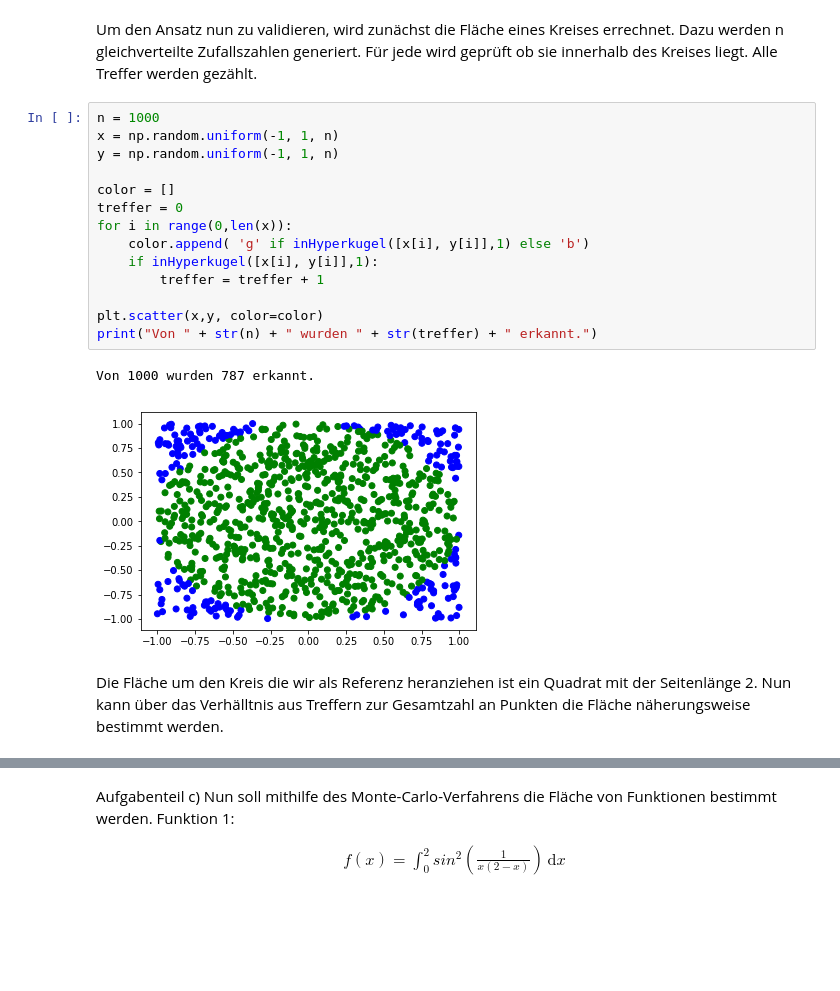
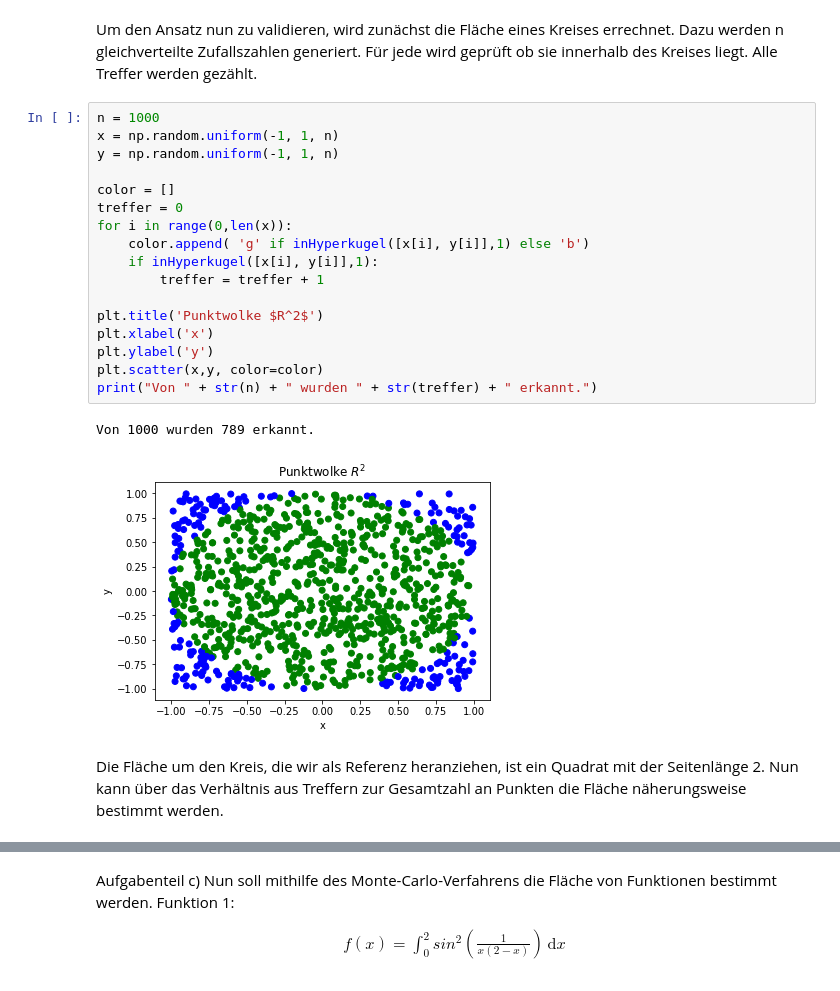
Before and after one commit to darenegade/modellbildung, a Jupyter notebook: Abgabe 4/Abgabe 4.ipynb, the cells around one changed output, grey strips where cells are left out. Saved outputs shown, nothing was run; the diff lists cells and outputs as text; blank space fills up the shorter version.

```diff
--- a/Abgabe 4/Abgabe 4.ipynb
+++ b/Abgabe 4/Abgabe 4.ipynb
@@ -387,22 +390,25 @@ Um den Ansatz nun zu validieren, wird zunächst die Fläche eines Kreises errech
 # %%
 n = 1000
 x = np.random.uniform(-1, 1, n)
 y = np.random.uniform(-1, 1, n)
 
 color = []
 treffer = 0
 for i in range(0,len(x)):
     color.append( 'g' if inHyperkugel([x[i], y[i]],1) else 'b')
     if inHyperkugel([x[i], y[i]],1):
         treffer = treffer + 1
 
+plt.title('Punktwolke $R^2$')
+plt.xlabel('x')
+plt.ylabel('y')
 plt.scatter(x,y, color=color)
 print("Von " + str(n) + " wurden " + str(treffer) + " erkannt.")
 # %% [output]
-Von 1000 wurden 787 erkannt.
+Von 1000 wurden 789 erkannt.
-[figure, old version]
+[figure, new version]
 # %% [markdown]
-Die Fläche um den Kreis die wir als Referenz heranziehen ist ein Quadrat mit der Seitenlänge 2. Nun kann über das Verhälltnis aus Treffern zur Gesamtzahl an Punkten die Fläche näherungsweise bestimmt werden.
+Die Fläche um den Kreis, die wir als Referenz heranziehen, ist ein Quadrat mit der Seitenlänge 2. Nun kann über das Verhältnis aus Treffern zur Gesamtzahl an Punkten die Fläche näherungsweise bestimmt werden.
 # %%
 A = treffer / n * (2 * 2)
 print("Berechnete Fläche: " + str(A))
```
Also changed, not shown: parts of 24 cells of this notebook.
